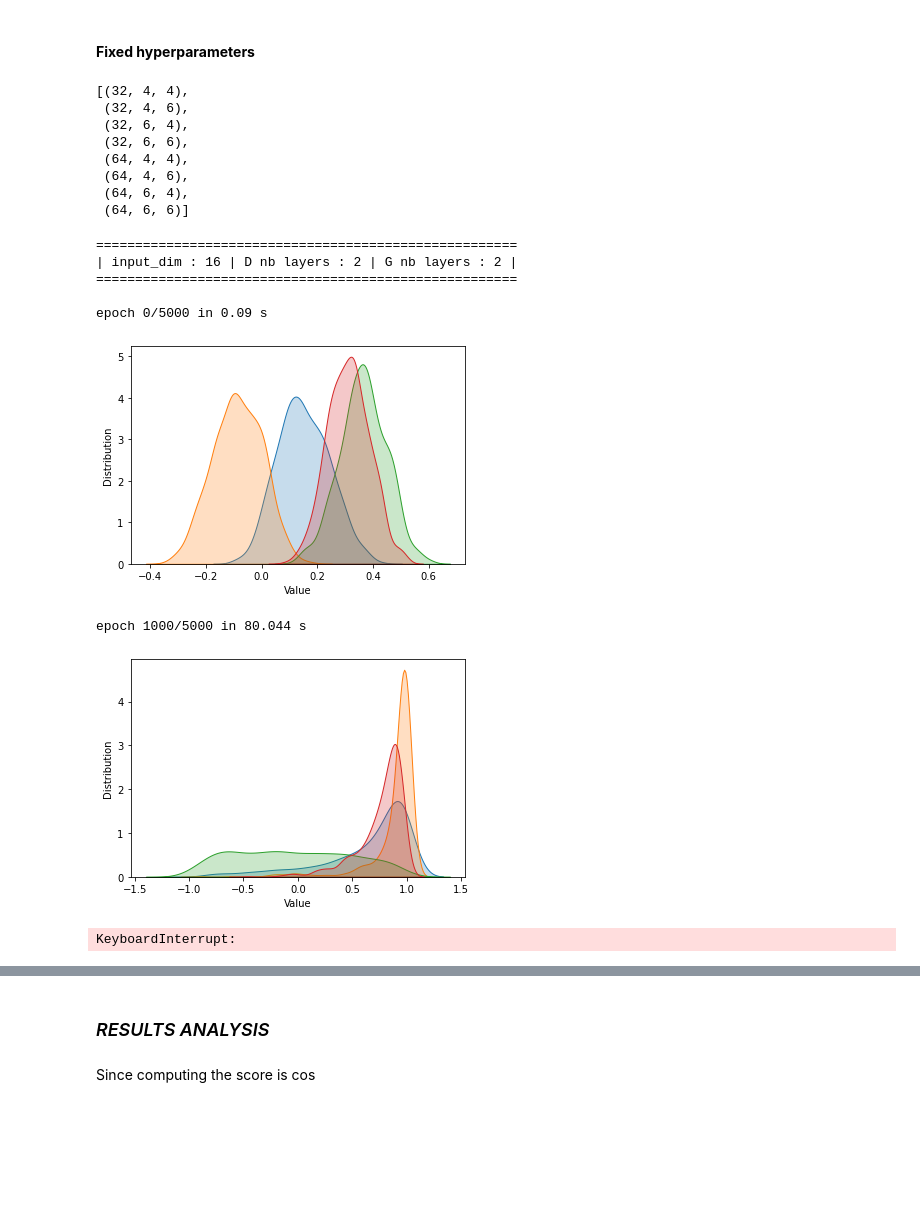
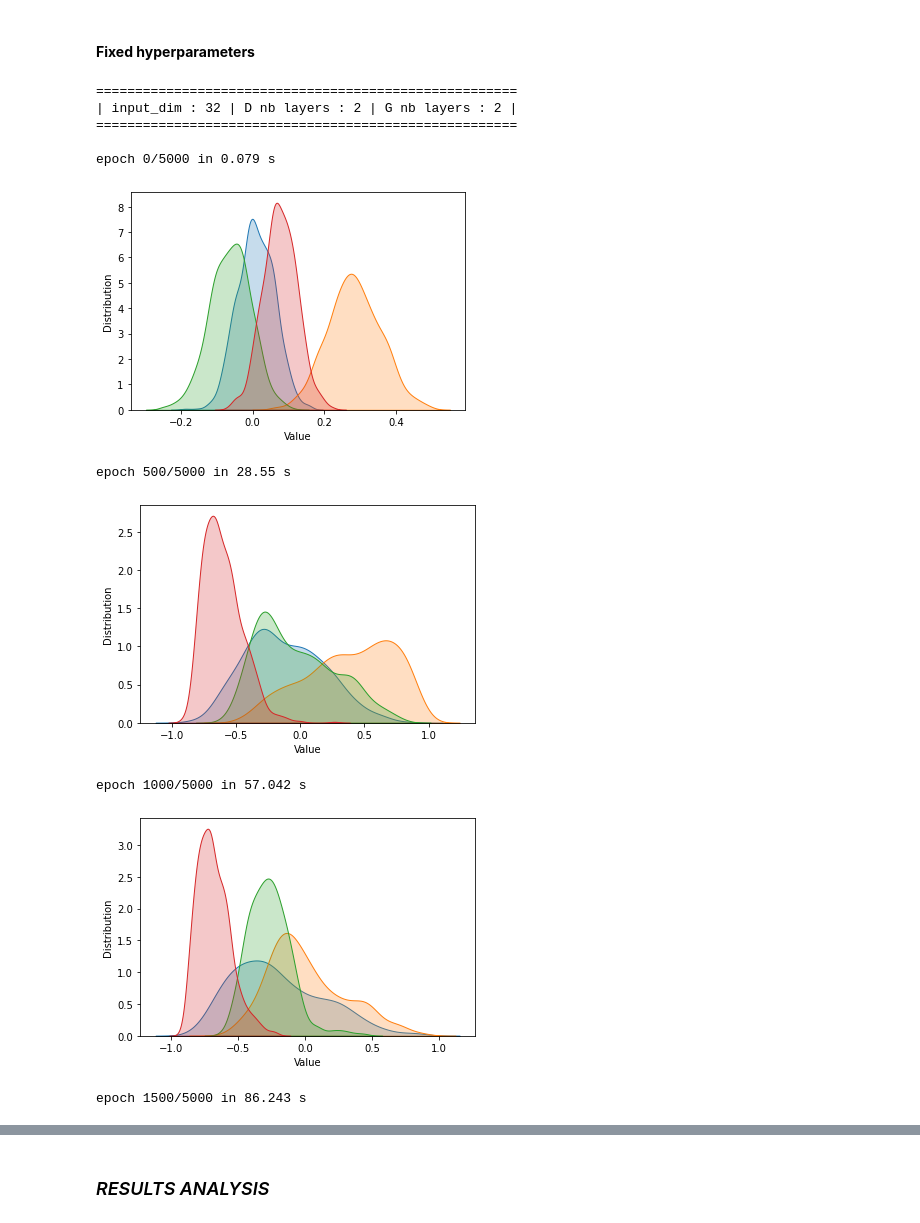
Before and after one commit to celine98/genhack, a Jupyter notebook: inferences.ipynb, the cells around one changed output, grey strips where cells are left out. Saved outputs shown, nothing was run; the diff lists cells and outputs as text; code cells hidden in the pictures; blank space fills up the shorter version.

Commit message:
good grid search (but no time to compute all :/)

```diff
--- a/inferences.ipynb
+++ b/inferences.ipynb
@@ -225,12 +240,11 @@ train = torch.tensor(train_df_normalized.values).to(device)
 true_targets = torch.ones((train.shape[0],1)).to(device)
 
 # to find "good" gan hyperparameters (explained later)
-valid16 = torch.rand(train.shape[0],16).to(device)
-valid32 = torch.rand(train.shape[0],16).to(device)
-valid64 = torch.rand(train.shape[0],16).to(device)
+valid32 = torch.rand(train.shape[0],32).to(device)
+valid64 = torch.rand(train.shape[0],64).to(device)
 fake_targets = torch.zeros((train.shape[0],1))
 
-batch_size = 32
+batch_size = 64
 
 train_dataset = data_utils.TensorDataset(train, true_targets)
 train_dataloader = data_utils.DataLoader(train_dataset, batch_size=batch_size, shuffle=True)
@@ -379,26 +375,17 @@ class Generator(nn.Module):
 #### **Fixed hyperparameters**
 # %%
 # list of (input_dimension, discriminator number of layers, generator number of layers) and list of the corresponding scores (AD & AKE)
-H,S = [],[]
+H,S,data = [],[],[]
 for i in [32,64]:
-    for j in [4,6]:
-        for k in [4,6]:
+    for j in [2,3,4]:
+        for k in [2,3,4]:
             H.append((i,j,k))
             S.append((0,0))
+            data.append((i,j,k,0,0))
+hyp_df = pd.DataFrame(data=data, columns=["input_dim", "nb_layer_d", "nb_layer_g", "ad_score", "ake_score"])
-# %%
-H
-# %% [output]
-[(32, 4, 4),
- (32, 4, 6),
- (32, 6, 4),
- (32, 6, 6),
- (64, 4, 4),
- (64, 4, 6),
- (64, 6, 4),
- (64, 6, 6)]
 # %%
 criterion = nn.BCELoss()
-nb_epochs = 5000
+nb_epochs = 10000
 # %%
 start = time.time()
 
@@ -412,9 +399,7 @@ for ih,h in enumerate(H):
     print("| input_dim : {} | D nb layers : {} | G nb layers : {} |".format(input_dim, nb_layer_d, nb_layer_g))
     print("======================================================\n")
 
-    if (input_dim == 16):
-        valid = valid16
-    elif (input_dim == 32):
+    if (input_dim == 32):
         valid = valid32
     else:
         valid = valid64
@@ -422,8 +407,8 @@ for ih,h in enumerate(H):
     D = Disciminator(input_size=4, nb_layer=nb_layer_d).to(device)
     G = Generator(input_size=input_dim, nb_layer=nb_layer_g).to(device)
 
-    optimizerD = optim.Adam(params=D.parameters(), lr=5e-5)
-    optimizerG = optim.Adam(params=G.parameters(), lr=5e-5)
+    optimizerD = optim.SGD(params=D.parameters(), lr=5e-2)
+    optimizerG = optim.SGD(params=G.parameters(), lr=5e-2)
 
     start_epoch = time.time()
 
@@ -453,41 +438,48 @@ for ih,h in enumerate(H):
 
             optimizerG.zero_grad()
 
             z = torch.randn(batch_size, input_dim).to(device)
             x_gen = G(z)
 
             D_x_gen = D(x_gen)
             lossG = criterion(D_x_gen, torch.ones((x_gen.shape[0],1)).to(device))
 
             lossG.backward()
             optimizerG.step()
 
-        if (epoch)%1000 == 0 or epoch==0:
-            print("epoch {}/{} in {} s ".format(epoch, nb_epochs, int(1000*(time.time()-start_epoch))/1000))
+        if (epoch)%500 == 0 or epoch==0:
+            print("epoch {}/{} in {} s".format(epoch, nb_epochs, int(1000*(time.time()-start_epoch))/1000))
             x_gen = G(valid)
             x_gen_df = pd.DataFrame(x_gen.cpu().detach().numpy())
             for column in x_gen_df.columns:
                 sns.kdeplot(x_gen_df[column], shade=True)
             plt.xlabel("Value")
             plt.ylabel("Distribution")
             plt.show()
 
         x_gen = G(valid)
 
-    X1 = train.numpy
-    X2 = G(valid).numpy
-    S.append((AD(X1,X2), AKE(X1,X2)))
+    X1 = train.numpy()
+    X2 = G(valid).cpu().detach().numpy()
+    ad = AD(X1,X2)
+    ake = AKE(X1,X2)
+    S[ih] = (ad,ake)
+    hyp_df.iloc[ih]["ad_score"] = ad
+    hyp_df.iloc[ih]["ake_score"] = ake
+    hyp_df.to_csv("hyperparameters.csv", index=None)
 
     print("hyperparameters: {} --> scores: {}".format(h,S[-1]))
 
     print("[{} \% of the grid explored in {} s]".format(int(10000*(ih+1)/len(H))/100, int(100*(time.time()-start))/100))
 # %% [output]
 ======================================================
-| input_dim : 16 | D nb layers : 2 | G nb layers : 2 |
+| input_dim : 32 | D nb layers : 2 | G nb layers : 2 |
 ======================================================
 
-epoch 0/5000 in 0.09 s
+epoch 0/5000 in 0.079 s
-[figure, old version]
+[figure, new version]
-epoch 1000/5000 in 80.044 s
+epoch 500/5000 in 28.55 s
-[figure, old version]
+[figure, new version]
-KeyboardInterrupt:
+epoch 1000/5000 in 57.042 s
+[figure, added]
+epoch 1500/5000 in 86.243 s
@@ -494,7 +487,5 @@ KeyboardInterrupt:
 # %% [markdown]
 ### *RESULTS ANALYSIS*
-# %% [markdown]
-Since computing the score is cos
 # %%
 S_AD = [S[i][0] for i in range(len(S))]
 S_AKE = [S[i][1] for i in range(len(S))]
```
Also changed, not shown: parts of 7 cells of this notebook.
